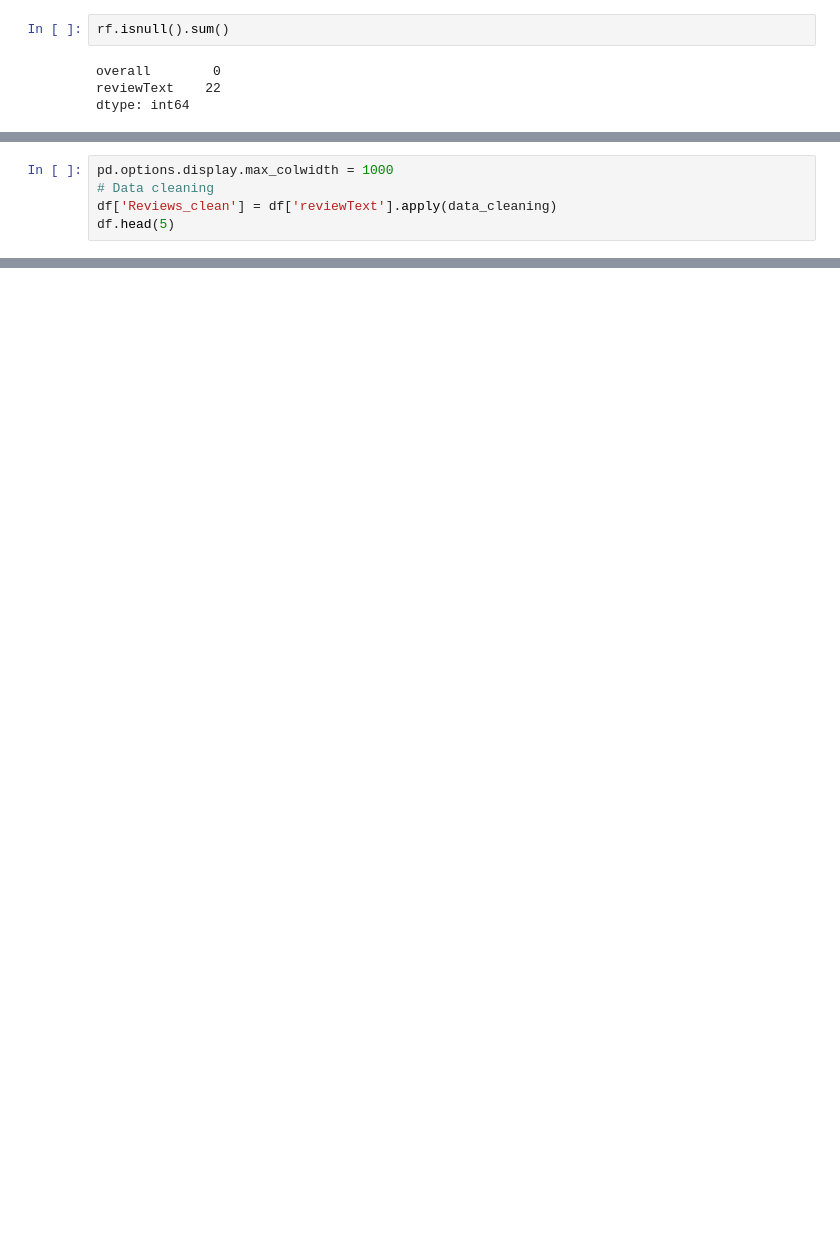
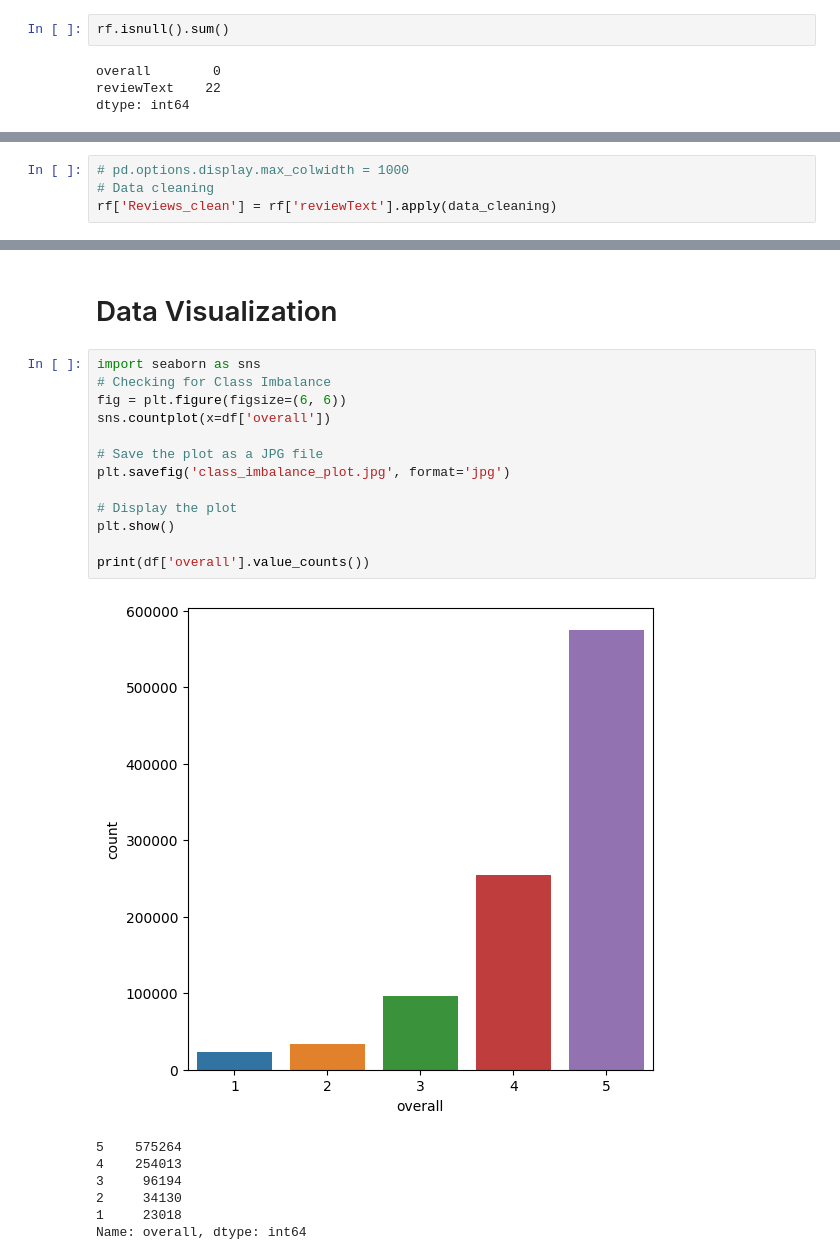
Before and after one commit to iamabhaytiwari343/SentimentAnalyzer, a Jupyter notebook: individualNotebooks/Kindle_Reviewa.ipynb, the cells around one changed output, grey strips where cells are left out. Cells and saved outputs as stored; diff of their text form; blank space fills up the shorter version.

```diff
--- a/individualNotebooks/Kindle_Reviewa.ipynb
+++ b/individualNotebooks/Kindle_Reviewa.ipynb
@@ -148,5 +147,4 @@ Name: reviewText, Length: 982597, dtype: object
 # %%
-pd.options.display.max_colwidth = 1000
+# pd.options.display.max_colwidth = 1000
 # Data cleaning
-df['Reviews_clean'] = df['reviewText'].apply(data_cleaning)
-df.head(5)
+rf['Reviews_clean'] = rf['reviewText'].apply(data_cleaning)
@@ -154,0 +209,23 @@ TypeError: expected string or bytes-like object, got 'float'
+# %% [markdown]
+# Data Visualization
+# %%
+import seaborn as sns
+# Checking for Class Imbalance
+fig = plt.figure(figsize=(6, 6))
+sns.countplot(x=df['overall'])
+
+# Save the plot as a JPG file
+plt.savefig('class_imbalance_plot.jpg', format='jpg')
+
+# Display the plot
+plt.show()
+
+print(df['overall'].value_counts())
+# %% [output]
+[figure, added]
+5    575264
+4    254013
+3     96194
+2     34130
+1     23018
+Name: overall, dtype: int64
```
Also changed, not shown: parts of 14 cells of this notebook, 3 other files.
